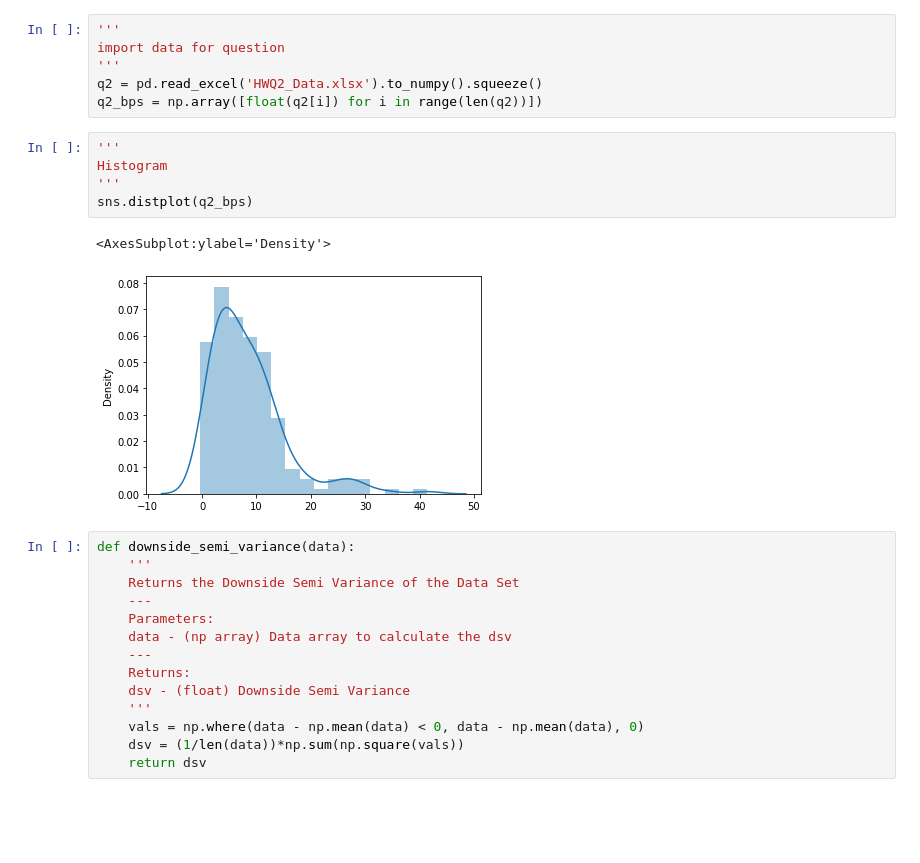
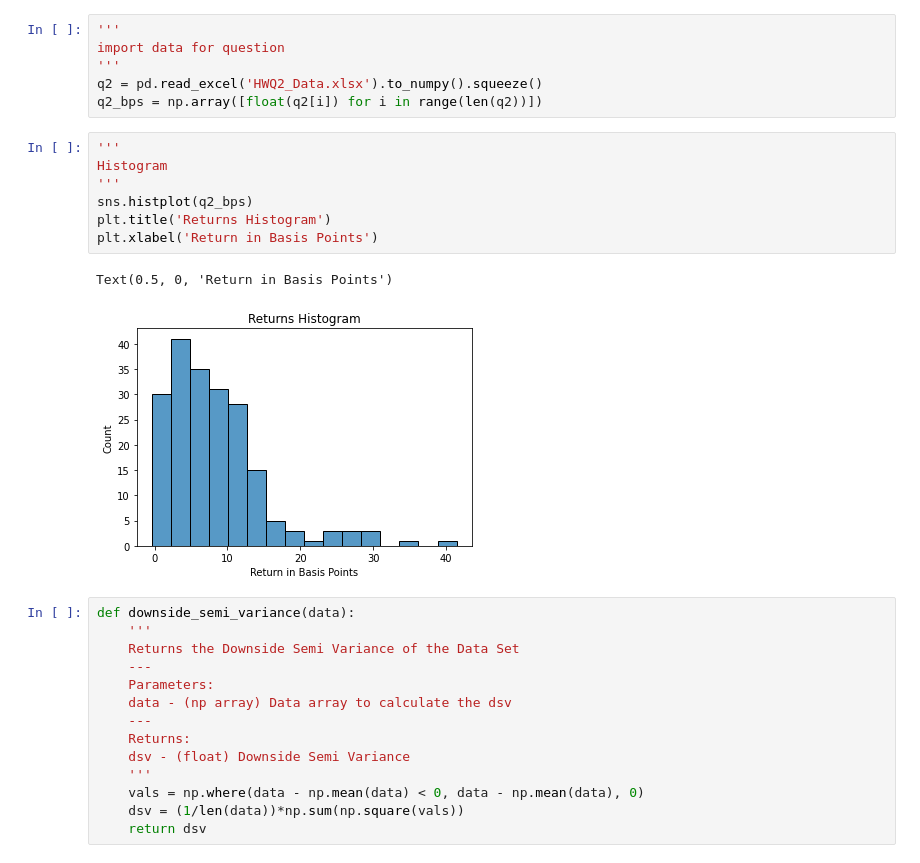
Before and after one commit to jdean53/GeneralWork, a Jupyter notebook: FinOps/HW3.ipynb, the cells around one changed output. Cells and saved outputs as stored; diff of their text form; blank space fills up the shorter version.

```diff
--- a/FinOps/HW3.ipynb
+++ b/FinOps/HW3.ipynb
@@ -143,14 +145,16 @@ import data for question
 '''
 q2 = pd.read_excel('HWQ2_Data.xlsx').to_numpy().squeeze()
 q2_bps = np.array([float(q2[i]) for i in range(len(q2))])
-# %%
-'''
-Histogram
-'''
-sns.distplot(q2_bps)
-# %% [output]
-<AxesSubplot:ylabel='Density'>
-[figure, removed]
+# %%
+'''
+Histogram
+'''
+sns.histplot(q2_bps)
+plt.title('Returns Histogram')
+plt.xlabel('Return in Basis Points')
+# %% [output]
+Text(0.5, 0, 'Return in Basis Points')
+[figure, added]
 # %%
 def downside_semi_variance(data):
     '''
```
Also changed, not shown: parts of 16 cells of this notebook, 1 other file.
